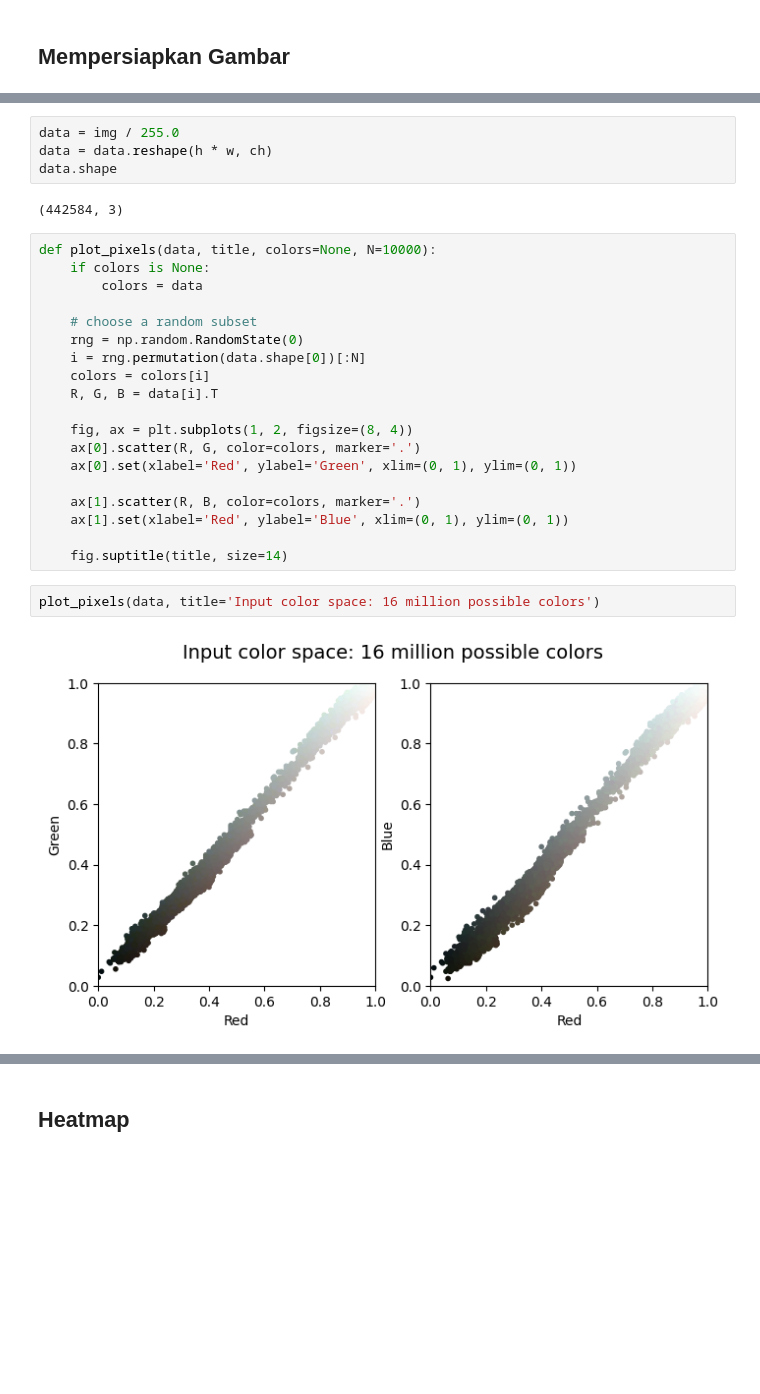
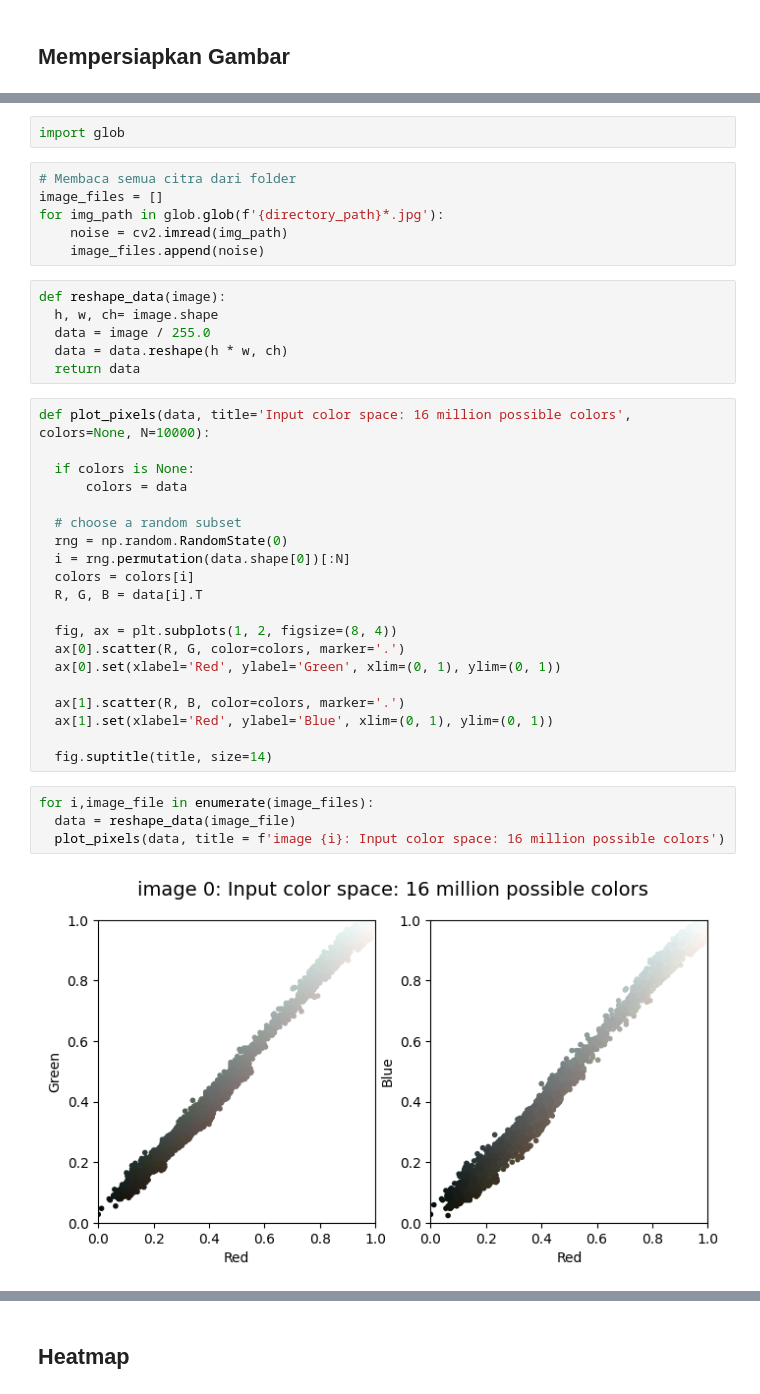
Before and after one commit to Ziedny28/ML, a Jupyter notebook: uts/UTS_ML.ipynb, the cells around one changed output, grey strips where cells are left out. Drawn from its saved outputs; the diff is of its cells as text; blank space fills up the shorter version.

```diff
--- a/uts/UTS_ML.ipynb
+++ b/uts/UTS_ML.ipynb
@@ -32,29 +23,40 @@ drive.mount('/content/drive')
+# %%
+import glob
+# %%
+# Membaca semua citra dari folder
+image_files = []
+for img_path in glob.glob(f'{directory_path}*.jpg'):
+    noise = cv2.imread(img_path)
+    image_files.append(noise)
 # %%
-data = img / 255.0
-data = data.reshape(h * w, ch)
-data.shape
+def reshape_data(image):
+  h, w, ch= image.shape
+  data = image / 255.0
+  data = data.reshape(h * w, ch)
+  return data
-# %% [output]
-(442584, 3)
 # %%
-def plot_pixels(data, title, colors=None, N=10000):
-    if colors is None:
-        colors = data
+def plot_pixels(data, title='Input color space: 16 million possible colors', colors=None, N=10000):
 
-    # choose a random subset
-    rng = np.random.RandomState(0)
-    i = rng.permutation(data.shape[0])[:N]
-    colors = colors[i]
-    R, G, B = data[i].T
+  if colors is None:
+      colors = data
 
-    fig, ax = plt.subplots(1, 2, figsize=(8, 4))
-    ax[0].scatter(R, G, color=colors, marker='.')
-    ax[0].set(xlabel='Red', ylabel='Green', xlim=(0, 1), ylim=(0, 1))
+  # choose a random subset
+  rng = np.random.RandomState(0)
+  i = rng.permutation(data.shape[0])[:N]
+  colors = colors[i]
+  R, G, B = data[i].T
 
-    ax[1].scatter(R, B, color=colors, marker='.')
-    ax[1].set(xlabel='Red', ylabel='Blue', xlim=(0, 1), ylim=(0, 1))
+  fig, ax = plt.subplots(1, 2, figsize=(8, 4))
+  ax[0].scatter(R, G, color=colors, marker='.')
+  ax[0].set(xlabel='Red', ylabel='Green', xlim=(0, 1), ylim=(0, 1))
 
-    fig.suptitle(title, size=14)
+  ax[1].scatter(R, B, color=colors, marker='.')
+  ax[1].set(xlabel='Red', ylabel='Blue', xlim=(0, 1), ylim=(0, 1))
+
+  fig.suptitle(title, size=14)
 # %%
-plot_pixels(data, title='Input color space: 16 million possible colors')
+for i,image_file in enumerate(image_files):
+  data = reshape_data(image_file)
+  plot_pixels(data, title = f'image {i}: Input color space: 16 million possible colors')
 # %% [output]
-[figure, old version]
+[figure, new version]
```
Also changed, not shown: parts of 29 cells of this notebook.
